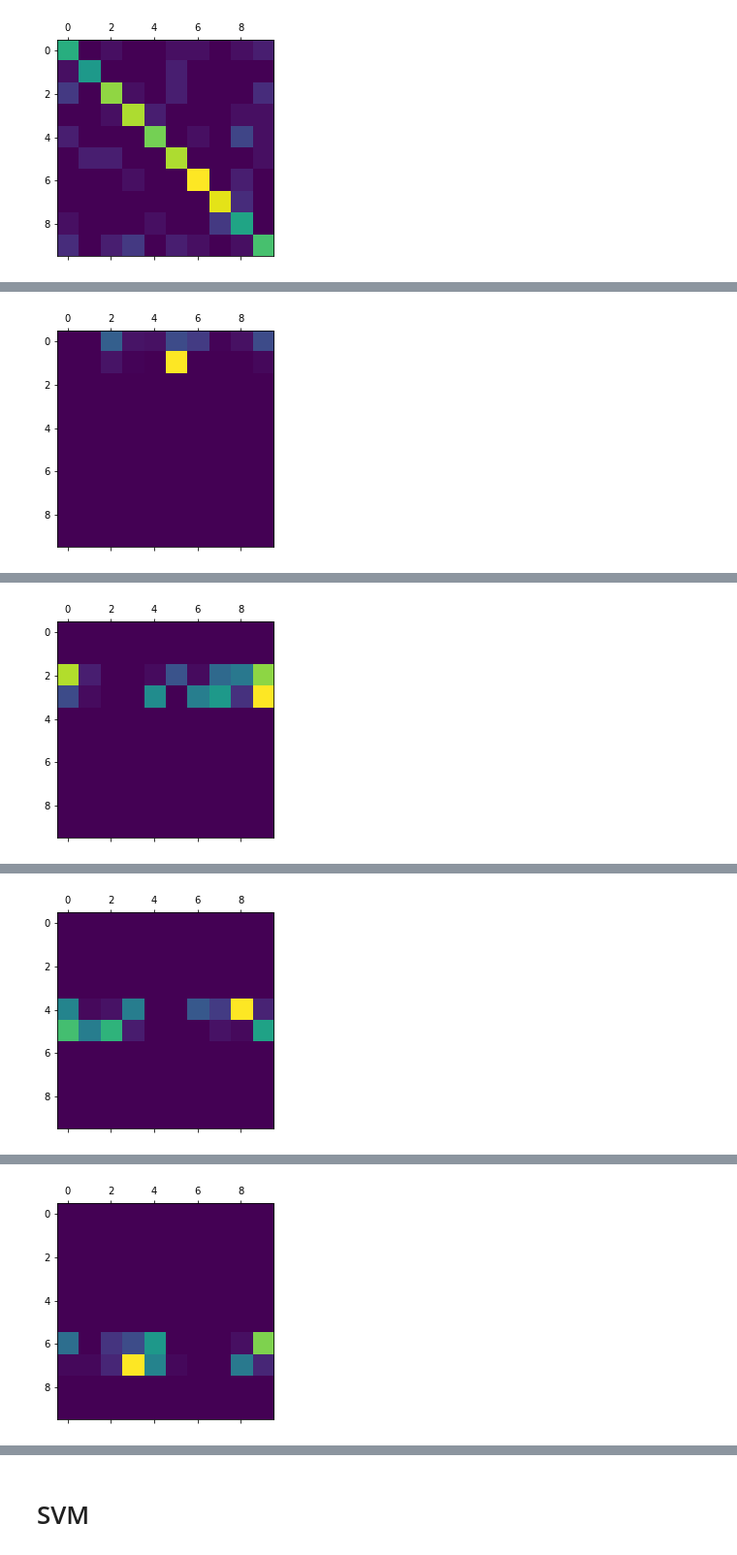
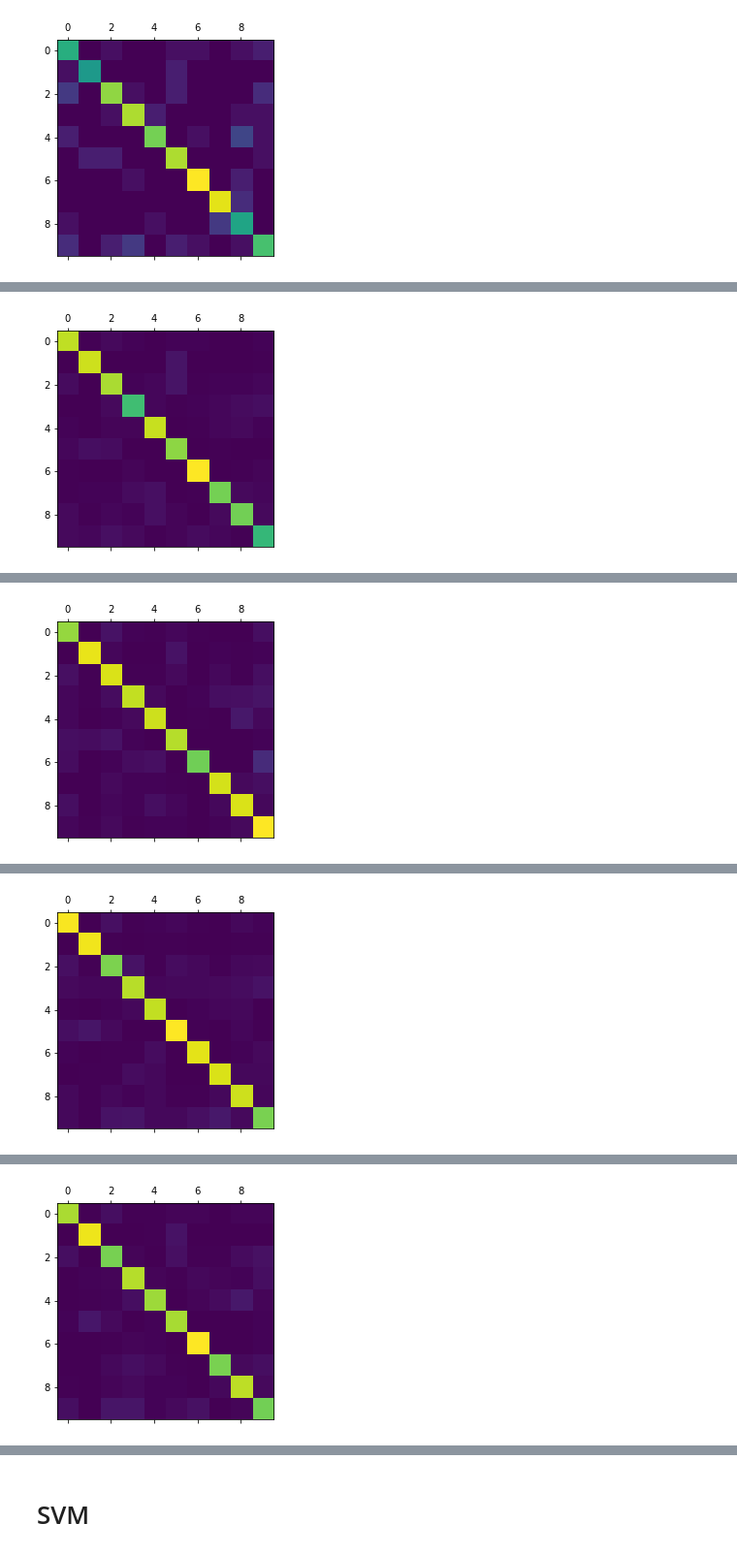
Before and after one commit to Mahesha999/music_genre_classification, a Jupyter notebook: music_genre_classification.ipynb, the cells around one changed output, grey strips where cells are left out. Shown at 97% size. Cells and saved outputs as stored; diff of their text form; code cells hidden in the pictures.

Commit message:
ANN on splitted data with and KMeans

```diff
--- a/music_genre_classification.ipynb
+++ b/music_genre_classification.ipynb
@@ -6,4 +6,4 @@ from sklearn.model_selection import KFold
 # %%
-X_train, y_train = load_preprocess_xy_('data/train.csv',0, True, False, False)
-X_test, y_test = load_preprocess_xy_('data/test.csv',0, True, False, False)
+X_train, y_train = load_preprocess_xy('data/train.csv',0, True, False, False) #scale X, no encode y, no dummify y
+X_test, y_test = load_preprocess_xy('data/test.csv',0, True, False, False)
 # %% [markdown]
@@ -58,2 +61,3 @@ from ann import *
 # %%
-X, y = load_preprocess_xy(0, True, True, True)
+# X, y = load_preprocess_xy(0, True, True, True)
+X, y = load_preprocess_xy('data/features_3_sec.csv',0, True, True, True)
@@ -60,5 +66,5 @@ X, y = load_preprocess_xy(0, True, True, True)
 # %%
-kf=KFold(n_splits=5)
+kf=KFold(n_splits=5, shuffle=True, random_state=True)
 
 for train_index,test_index in kf.split(X):
   X_train,X_test,y_train,y_test=X[train_index],X[test_index],y[train_index],y[test_index]
@@ -84,2 +90,2 @@ Accuracy:  0.0
-[figure, old version]
+[figure, new version]
 Epoch 1/100
@@ -102,2 +108,2 @@ Accuracy:  0.0
-[figure, old version]
+[figure, new version]
 Epoch 1/100
@@ -120,2 +126,2 @@ Accuracy:  0.0
-[figure, old version]
+[figure, new version]
 Epoch 1/100
@@ -138,2 +144,2 @@ Accuracy:  0.0
-[figure, old version]
+[figure, new version]
 Epoch 1/100
```
Also changed, not shown: parts of 22 cells of this notebook, 2 other files.
